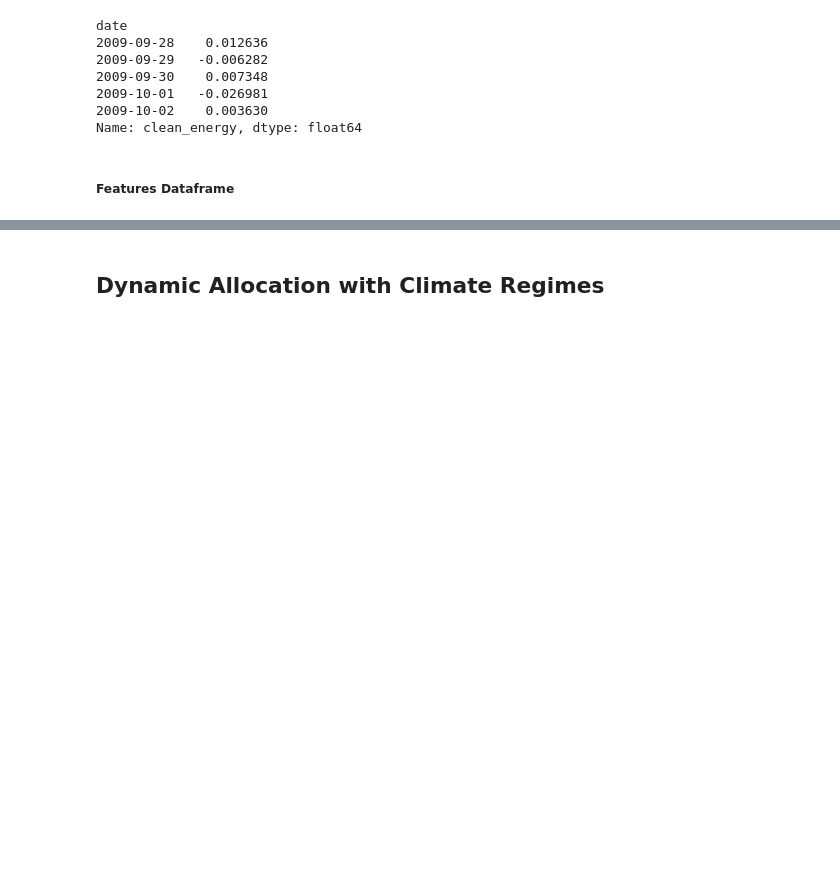
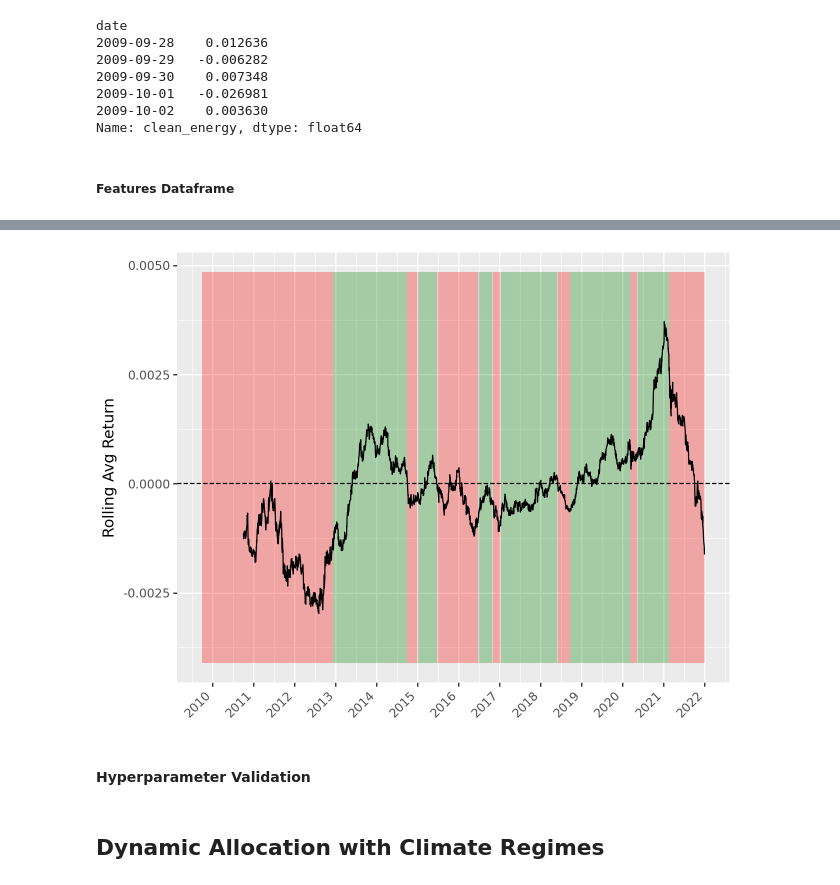
Before and after one commit to tlorans/climateriskspst, a Jupyter notebook: green_factor.ipynb, the cells around one changed output, grey strips where cells are left out. Cells and saved outputs as stored; diff of their text form; code cells hidden in the pictures; blank space fills up the shorter version.

Commit message:
jump model

```diff
--- a/green_factor.ipynb
+++ b/green_factor.ipynb
@@ -200,0 +207,10 @@ X.head()
+# %%
+# Train vs. Test Split
+train_start, test_start = "2009-09-29", "2022-1-1"
+X_train, X_test = X[:test_start], X[test_start:]
+
+# print time split
+train_start, train_end = X_train.index[[0, -1]]
+test_start, test_end = X_test.index[[0, -1]]
+print("Training starts at:", train_start, "and ends at:", train_end)
+print("Testing starts at:", test_start, "and ends at:", test_end)
@@ -200,0 +260,7 @@ X.head()
+# %%
+from jumpmodels.jump import JumpModel                 # class of JM & CJM
+
+# set the jump penalty
+jump_penalty=50.
+# initlalize the JM instance
+jm = JumpModel(n_components=2, jump_penalty=jump_penalty, cont=False, )
@@ -200,0 +271,3 @@ X.head()
+# %%
+# call .fit()
+jm.fit(X_train_processed, ret_ser, sort_by="cumret")
@@ -201,3 +286,61 @@ X.head()
+# %%
+from plotnine import *
+import pandas as pd
+from mizani.formatters import date_format
+from mizani.breaks import date_breaks
+
+# Calculate the 252-day rolling average of returns
+ret_ser_rolling = ret_ser.rolling(window=252).mean().reset_index()
+ret_ser_rolling.columns = ["date", "rolling_avg_return"]
+# restrict the rolling average to the train period
+ret_ser_rolling = ret_ser_rolling.query(f'date < "{test_start}"')
+
+# Calculate ymin and ymax based on rolling average returns data
+ymin = ret_ser_rolling["rolling_avg_return"].min()
+ymax = ret_ser_rolling["rolling_avg_return"].max()
+std = ret_ser_rolling["rolling_avg_return"].std()
+
+# Prepare the regimes DataFrame to get the start and end dates of each regime period
+regimes = (
+    jm.labels_
+    .reset_index(name="regime")
+    .assign(
+        date=lambda x: pd.to_datetime(x["date"]),
+        label=lambda x: x["regime"].map({0: "Bull", 1: "Bear"})
+    )
+)
+
+# Define start and end dates for each regime type
+regime_highlights = (
+    regimes.groupby((regimes['label'] != regimes['label'].shift()).cumsum())
+    .agg(start_date=('date', 'first'), end_date=('date', 'last'), label=('label', 'first'))
+    .assign(ymin=ymin - std, ymax=ymax + std)  # Set ymin and ymax dynamically
+)
+
+# Plot regimes with rolling average line
+p = (
+    ggplot() +
+    # Regime shaded areas using geom_rect with dynamic ymin and ymax
+    geom_rect(regime_highlights, aes(
+        xmin='start_date', xmax='end_date', ymin='ymin', ymax='ymax', fill='label'
+    ), alpha=0.3) +
+    # Rolling average line plot
+    geom_line(ret_ser_rolling, aes(x='date', y='rolling_avg_return')) +
+    geom_hline(yintercept=0, linetype="dashed") +
+    labs(y="Rolling Avg Return", x="") +
+    scale_fill_manual(values={"Bull": "green", "Bear": "red"}) +  # Green for Bull, Red for Bear
+    scale_x_datetime(breaks=date_breaks("1 year"), labels=date_format("%Y")) +
+    theme(
+        axis_text_x=element_text(angle=45, hjust=1),
+        legend_position="none"  # Hide legend if it distracts from the main plot
+    )
+)
+
+p.show()
+# %% [output]
+[figure, added]
+# %% [markdown]
+#### Hyperparameter Validation
 # %% [markdown]
 ## Dynamic Allocation with Climate Regimes
 # %% [markdown]
```
Also changed, not shown: parts of 12 cells of this notebook.
